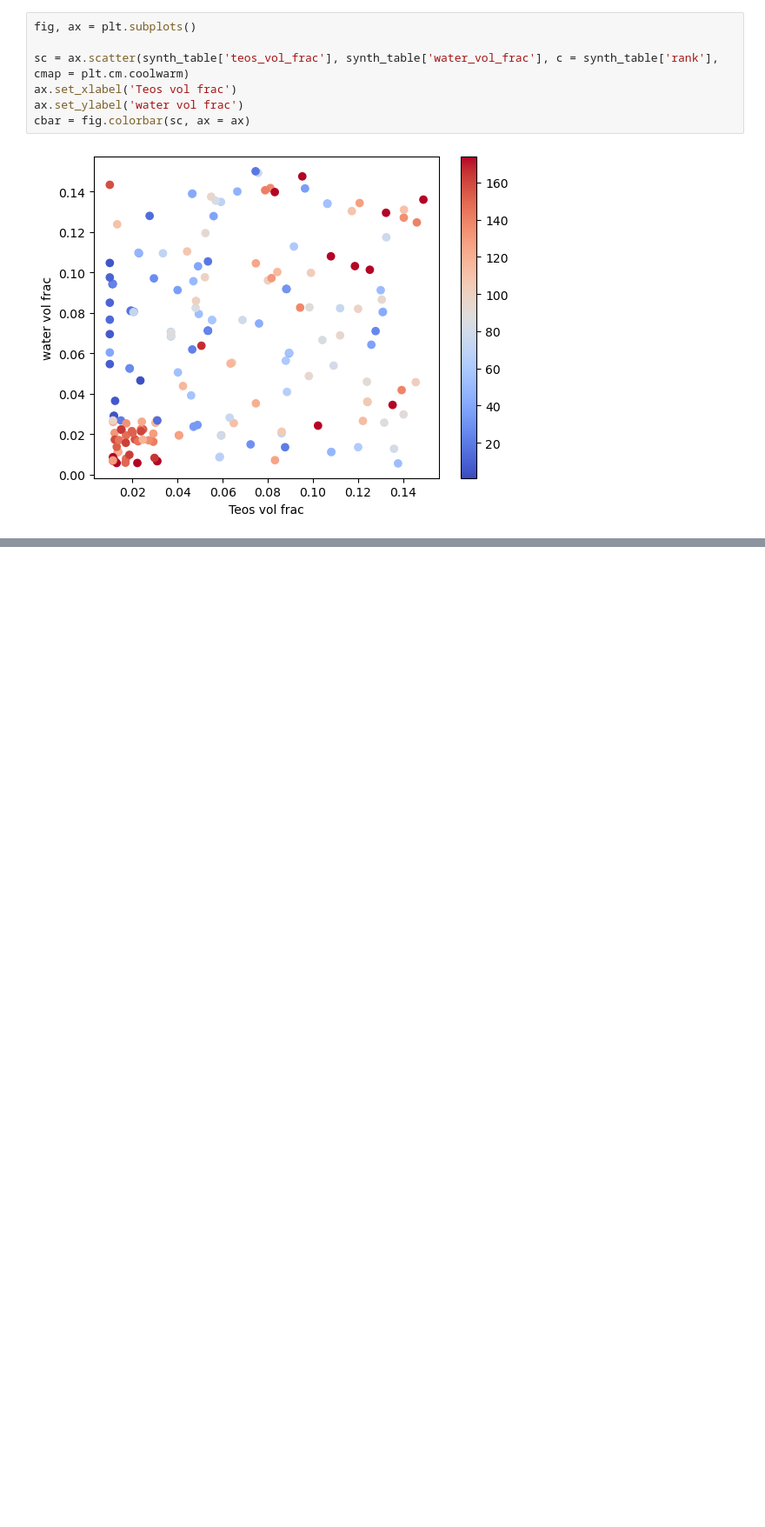
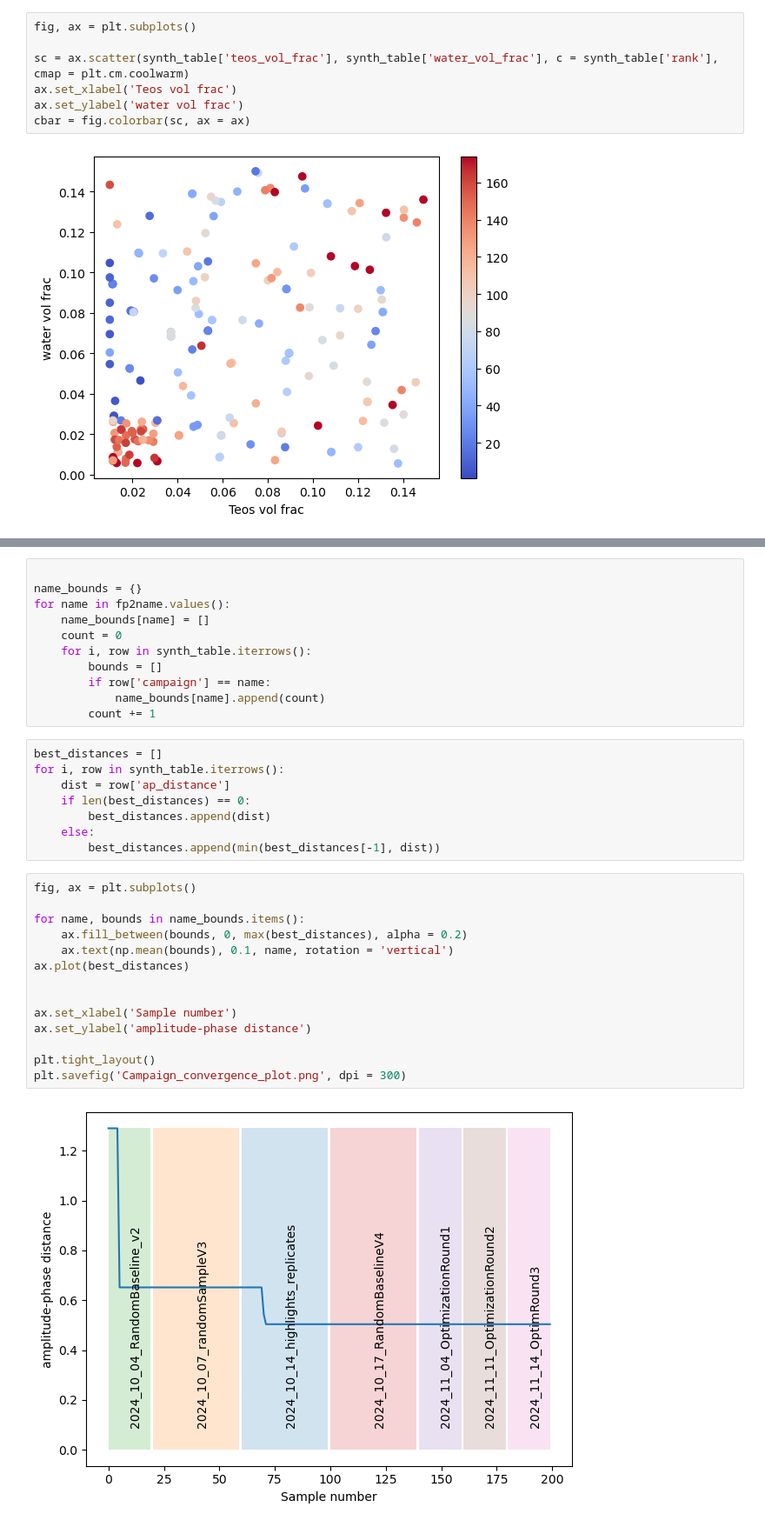
Before and after one commit to pozzo-research-group/silica-np-synthesis, a Jupyter notebook: 2024_11_18_optimizationRound4/stober_data_aggregation.ipynb, the cells around one changed output, grey strips where cells are left out. Shown at 87% size. Saved outputs shown, nothing was run; the diff lists cells and outputs as text; blank space fills up the shorter version.

```diff
--- a/2024_11_18_optimizationRound4/stober_data_aggregation.ipynb
+++ b/2024_11_18_optimizationRound4/stober_data_aggregation.ipynb
@@ -182,0 +208,35 @@ cbar = fig.colorbar(sc, ax = ax)
+# %%
+
+name_bounds = {}
+for name in fp2name.values():
+    name_bounds[name] = []
+    count = 0
+    for i, row in synth_table.iterrows():
+        bounds = []
+        if row['campaign'] == name:
+            name_bounds[name].append(count)
+        count += 1
+# %%
+best_distances = []
+for i, row in synth_table.iterrows():
+    dist = row['ap_distance']
+    if len(best_distances) == 0:
+        best_distances.append(dist)
+    else:
+        best_distances.append(min(best_distances[-1], dist))
+# %%
+fig, ax = plt.subplots()
+
+for name, bounds in name_bounds.items():
+    ax.fill_between(bounds, 0, max(best_distances), alpha = 0.2)
+    ax.text(np.mean(bounds), 0.1, name, rotation = 'vertical')
+ax.plot(best_distances)
+
+
+ax.set_xlabel('Sample number')
+ax.set_ylabel('amplitude-phase distance')
+
+plt.tight_layout()
+plt.savefig('Campaign_convergence_plot.png', dpi = 300)
+# %% [output]
+[figure, added]
```
Also changed, not shown: parts of 17 cells of this notebook, 4 other files.
